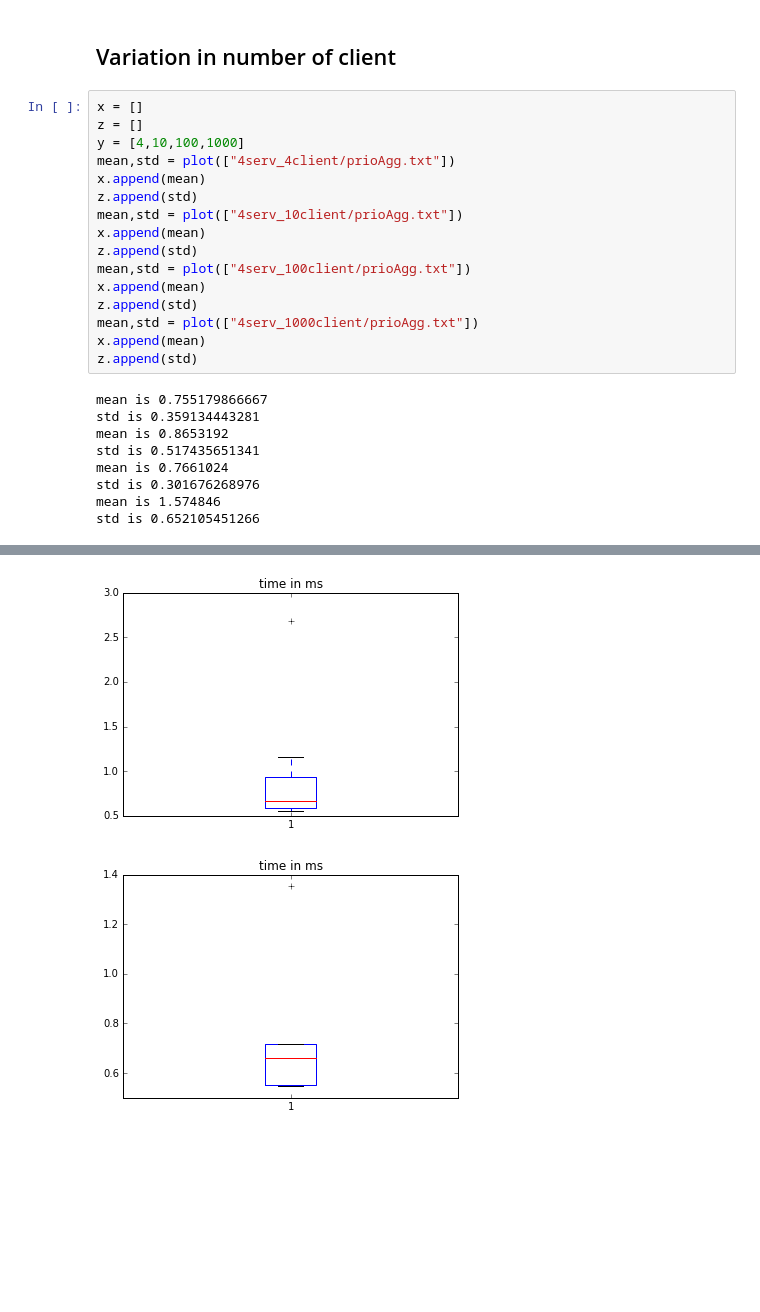
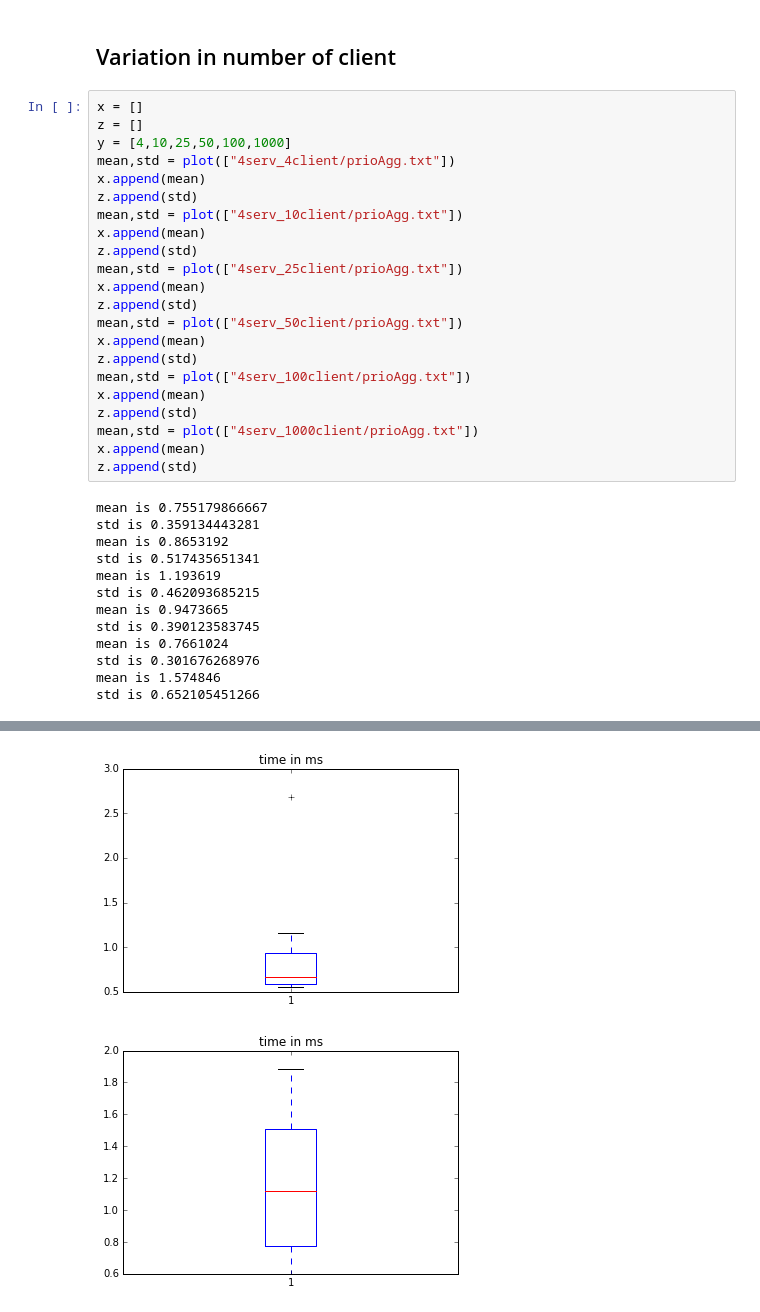
Before and after one commit to maxpr/MasterProjectDocuments, a Jupyter notebook: PDMPLOTTING/Untitled.ipynb, the cells around one changed output, grey strips where cells are left out. Drawn from its saved outputs; the diff is of its cells as text; blank space fills up the shorter version.

```diff
--- a/PDMPLOTTING/Untitled.ipynb
+++ b/PDMPLOTTING/Untitled.ipynb
@@ -127,28 +131,38 @@ plt.savefig('prioServer.png')
 # %%
 x = []
 z = []
-y = [4,10,100,1000]
+y = [4,10,25,50,100,1000]
 mean,std = plot(["4serv_4client/prioAgg.txt"])
 x.append(mean)
 z.append(std)
 mean,std = plot(["4serv_10client/prioAgg.txt"])
+x.append(mean)
+z.append(std)
+mean,std = plot(["4serv_25client/prioAgg.txt"])
+x.append(mean)
+z.append(std)
+mean,std = plot(["4serv_50client/prioAgg.txt"])
 x.append(mean)
 z.append(std)
 mean,std = plot(["4serv_100client/prioAgg.txt"])
 x.append(mean)
 z.append(std)
 mean,std = plot(["4serv_1000client/prioAgg.txt"])
 x.append(mean)
 z.append(std)
 # %% [output]
 mean is 0.755179866667
 std is 0.359134443281
 mean is 0.8653192
 std is 0.517435651341
+mean is 1.193619
+std is 0.462093685215
+mean is 0.9473665
+std is 0.390123583745
 mean is 0.7661024
 std is 0.301676268976
 mean is 1.574846
 std is 0.652105451266
 [figure]
 [figure]
-[figure, old version]
+[figure, new version]
```
Also changed, not shown: parts of 8 cells of this notebook, 18 other files.
